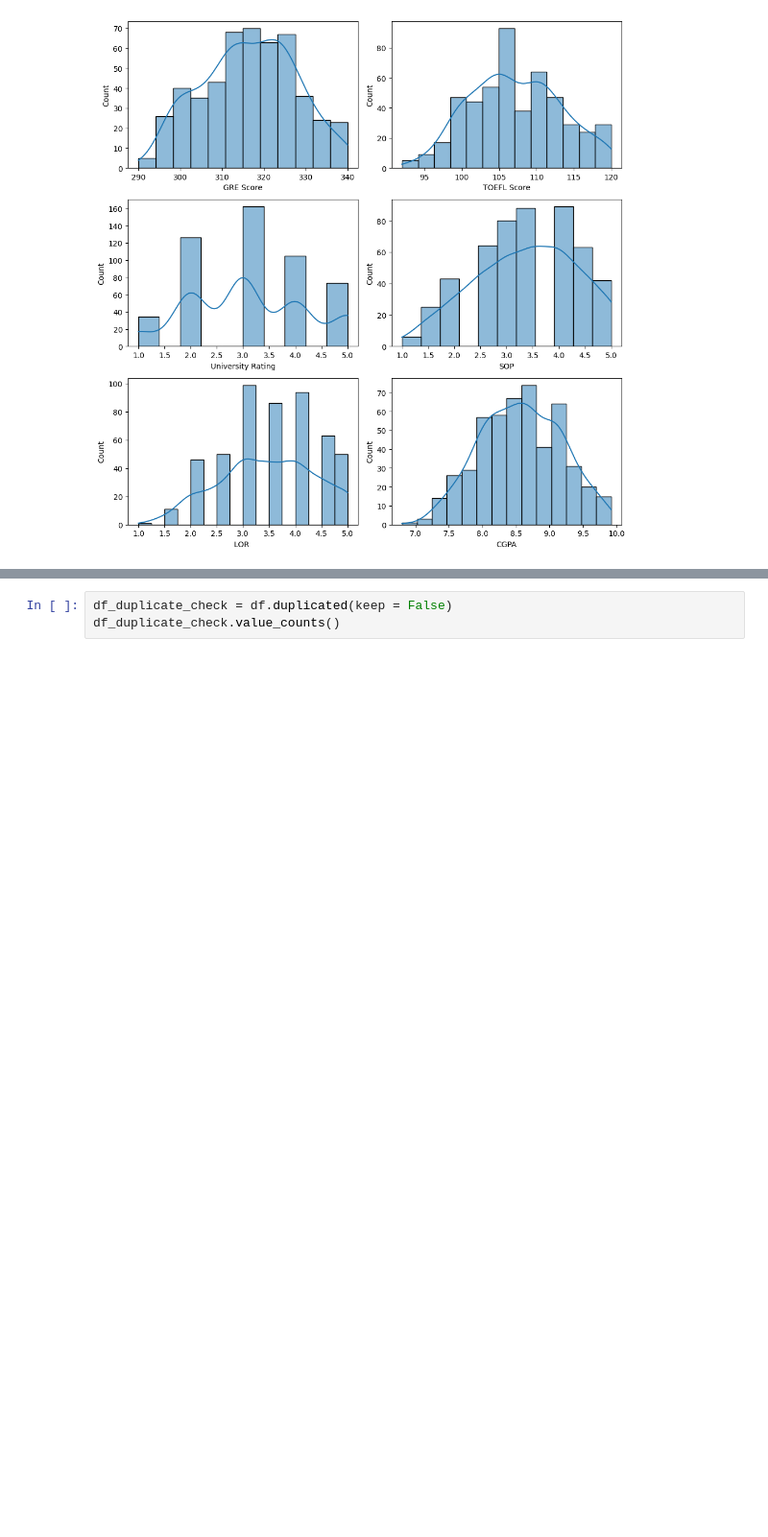
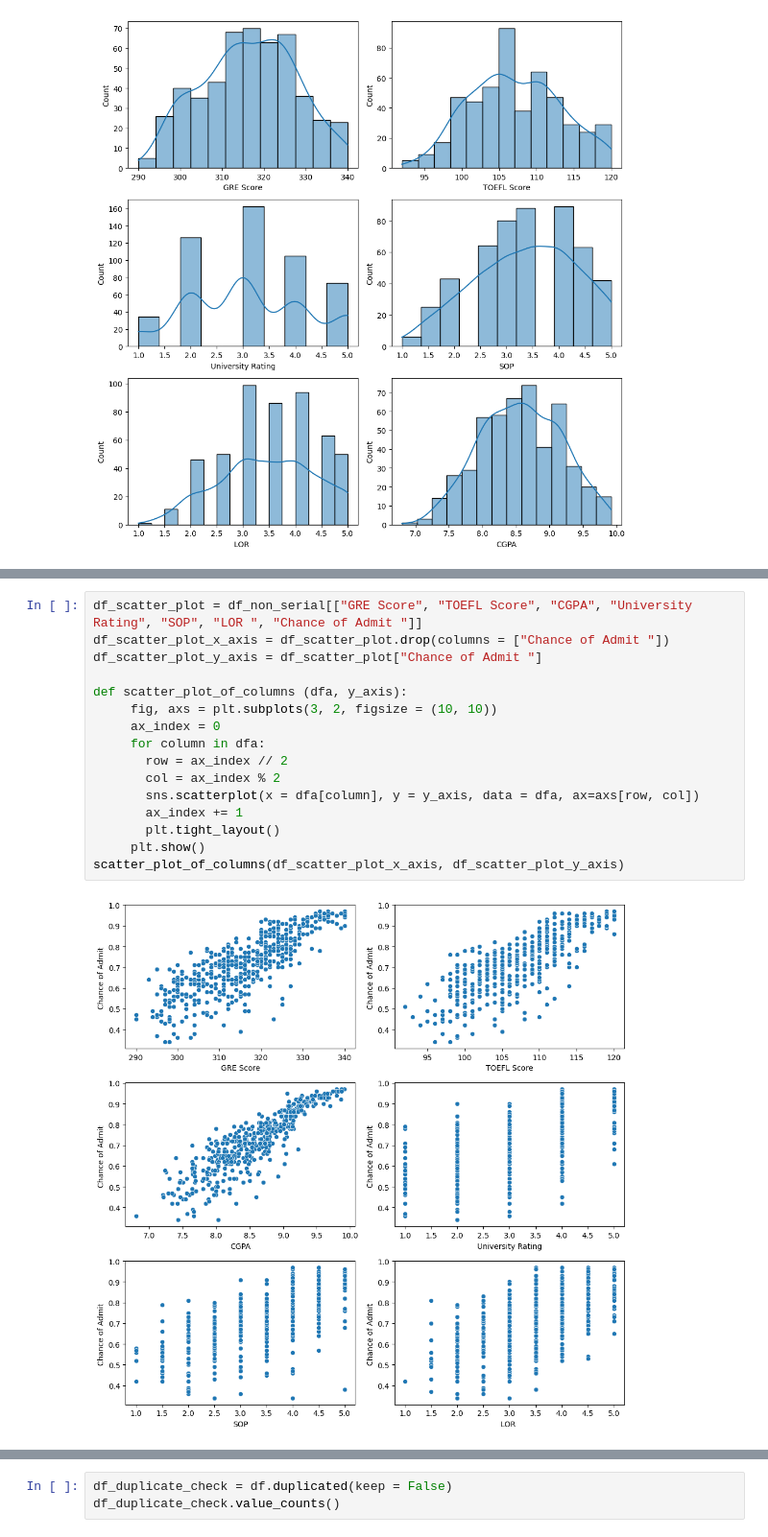
Before and after one commit to akshayabhale1406/SCLR_Jamboree_Education_Linear_Regression, a Jupyter notebook: Jamboree_Education_Linear_Regression.ipynb, the cells around one changed output, grey strips where cells are left out. Shown at 96% size. Saved outputs shown, nothing was run; the diff lists cells and outputs as text; blank space fills up the shorter version.

```diff
--- a/Jamboree_Education_Linear_Regression.ipynb
+++ b/Jamboree_Education_Linear_Regression.ipynb
@@ -134,0 +114,18 @@ hist_plot_of_columns(df_box_plot)
+# %%
+df_scatter_plot = df_non_serial[["GRE Score", "TOEFL Score", "CGPA", "University Rating", "SOP", "LOR ", "Chance of Admit "]]
+df_scatter_plot_x_axis = df_scatter_plot.drop(columns = ["Chance of Admit "])
+df_scatter_plot_y_axis = df_scatter_plot["Chance of Admit "]
+
+def scatter_plot_of_columns (dfa, y_axis):
+     fig, axs = plt.subplots(3, 2, figsize = (10, 10))
+     ax_index = 0
+     for column in dfa:
+       row = ax_index // 2
+       col = ax_index % 2
+       sns.scatterplot(x = dfa[column], y = y_axis, data = dfa, ax=axs[row, col])
+       ax_index += 1
+       plt.tight_layout()
+     plt.show()
+scatter_plot_of_columns(df_scatter_plot_x_axis, df_scatter_plot_y_axis)
+# %% [output]
+[figure, added]
```
Also changed, not shown: parts of 27 cells of this notebook.
